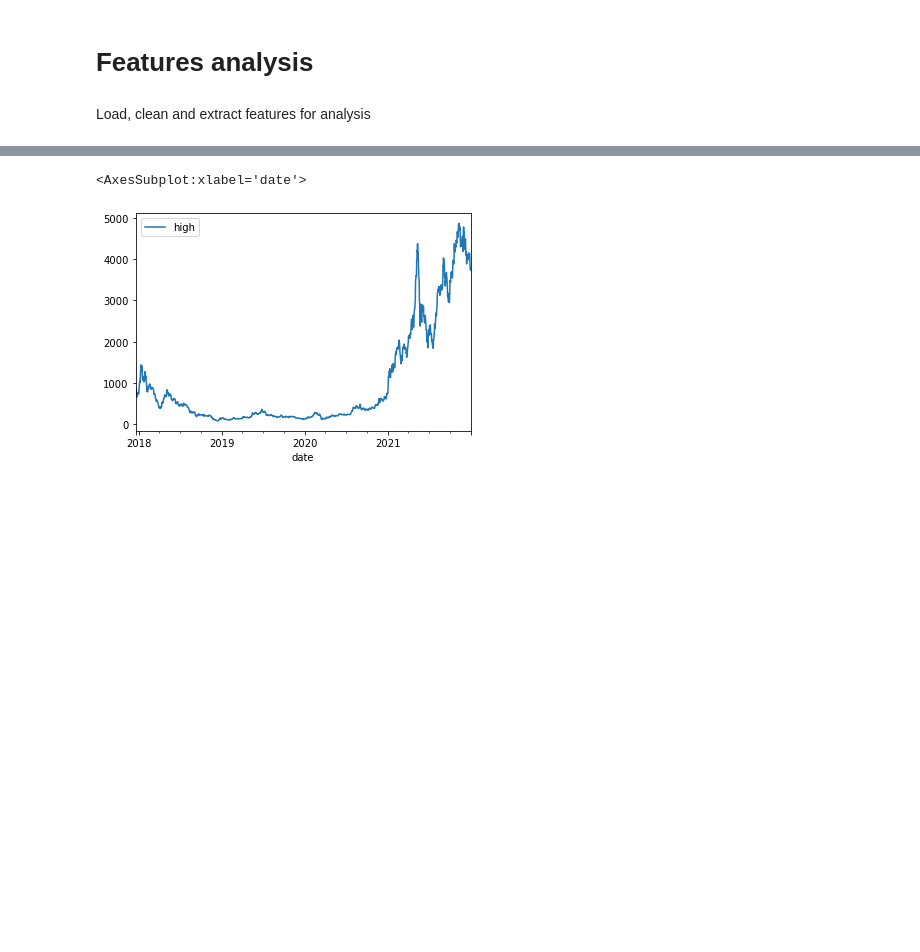
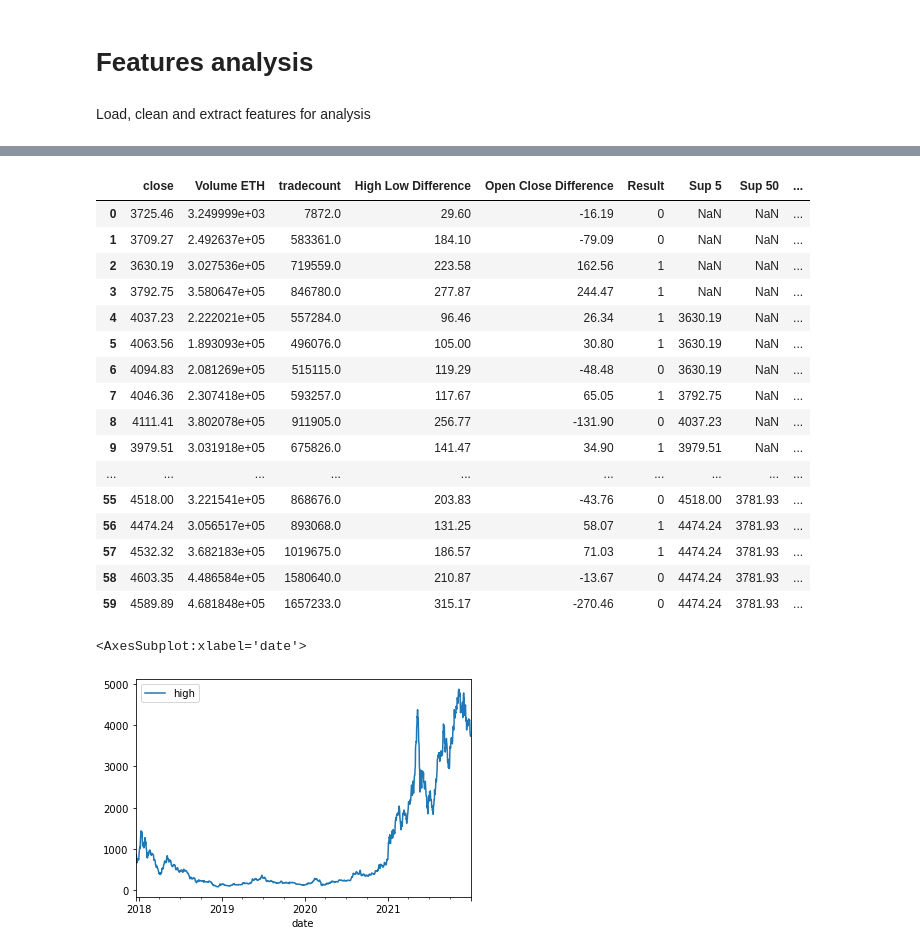
Before and after one commit to GZabalaG/crypto_bot, a Jupyter notebook: data_processor/dataframe_analysis.ipynb, the cells around one changed output, grey strips where cells are left out. Saved outputs shown, nothing was run; the diff lists cells and outputs as text; code cells hidden in the pictures; blank space fills up the shorter version.

```diff
--- a/data_processor/dataframe_analysis.ipynb
+++ b/data_processor/dataframe_analysis.ipynb
@@ -95,3 +96,23 @@ Change date format
+# %%
+df.iloc[:,4:20].head(60)
+# %% [output]
+|  | close | Volume ETH | tradecount | High Low Difference | Open Close Difference | Result | Sup 5 | Sup 50 | ... |
+| 0 | 3725.46 | 3.249999e+03 | 7872.0 | 29.60 | -16.19 | 0 | NaN | NaN | ... |
+| 1 | 3709.27 | 2.492637e+05 | 583361.0 | 184.10 | -79.09 | 0 | NaN | NaN | ... |
+| 2 | 3630.19 | 3.027536e+05 | 719559.0 | 223.58 | 162.56 | 1 | NaN | NaN | ... |
+| 3 | 3792.75 | 3.580647e+05 | 846780.0 | 277.87 | 244.47 | 1 | NaN | NaN | ... |
+| 4 | 4037.23 | 2.222021e+05 | 557284.0 | 96.46 | 26.34 | 1 | 3630.19 | NaN | ... |
+| 5 | 4063.56 | 1.893093e+05 | 496076.0 | 105.00 | 30.80 | 1 | 3630.19 | NaN | ... |
+| 6 | 4094.83 | 2.081269e+05 | 515115.0 | 119.29 | -48.48 | 0 | 3630.19 | NaN | ... |
+| 7 | 4046.36 | 2.307418e+05 | 593257.0 | 117.67 | 65.05 | 1 | 3792.75 | NaN | ... |
+| 8 | 4111.41 | 3.802078e+05 | 911905.0 | 256.77 | -131.90 | 0 | 4037.23 | NaN | ... |
+| 9 | 3979.51 | 3.031918e+05 | 675826.0 | 141.47 | 34.90 | 1 | 3979.51 | NaN | ... |
+| ... | ... | ... | ... | ... | ... | ... | ... | ... | ... |
+| 55 | 4518.00 | 3.221541e+05 | 868676.0 | 203.83 | -43.76 | 0 | 4518.00 | 3781.93 | ... |
+| 56 | 4474.24 | 3.056517e+05 | 893068.0 | 131.25 | 58.07 | 1 | 4474.24 | 3781.93 | ... |
+| 57 | 4532.32 | 3.682183e+05 | 1019675.0 | 186.57 | 71.03 | 1 | 4474.24 | 3781.93 | ... |
+| 58 | 4603.35 | 4.486584e+05 | 1580640.0 | 210.87 | -13.67 | 0 | 4474.24 | 3781.93 | ... |
+| 59 | 4589.89 | 4.681848e+05 | 1657233.0 | 315.17 | -270.46 | 0 | 4474.24 | 3781.93 | ... |
 # %%
 df.plot(x = 'date', y = 'high')
 df.plot(x = 'date', y = 'Volume ETH')
```
Also changed, not shown: parts of 1 cell of this notebook, 2 other files.
